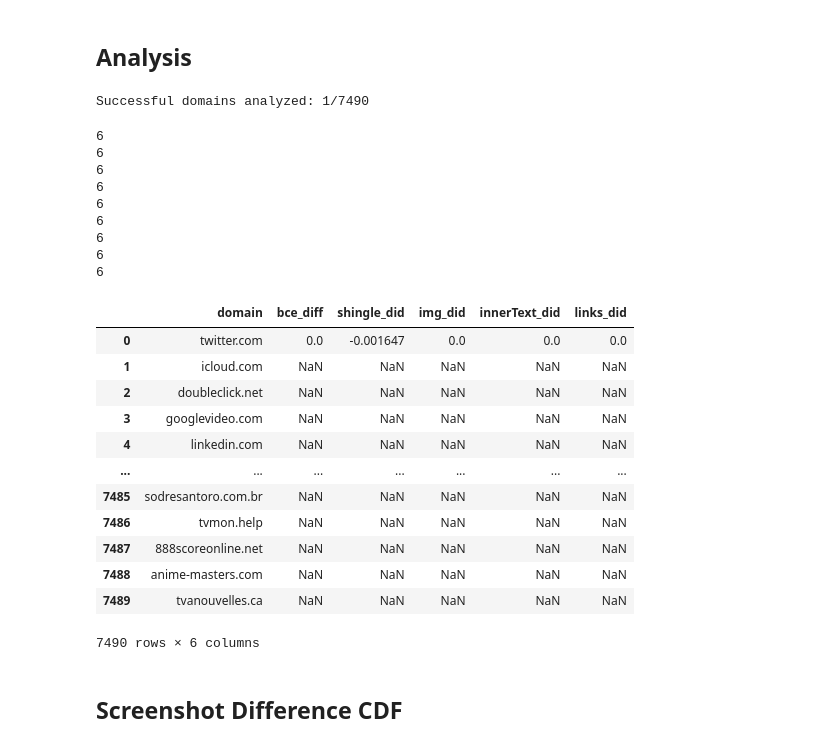
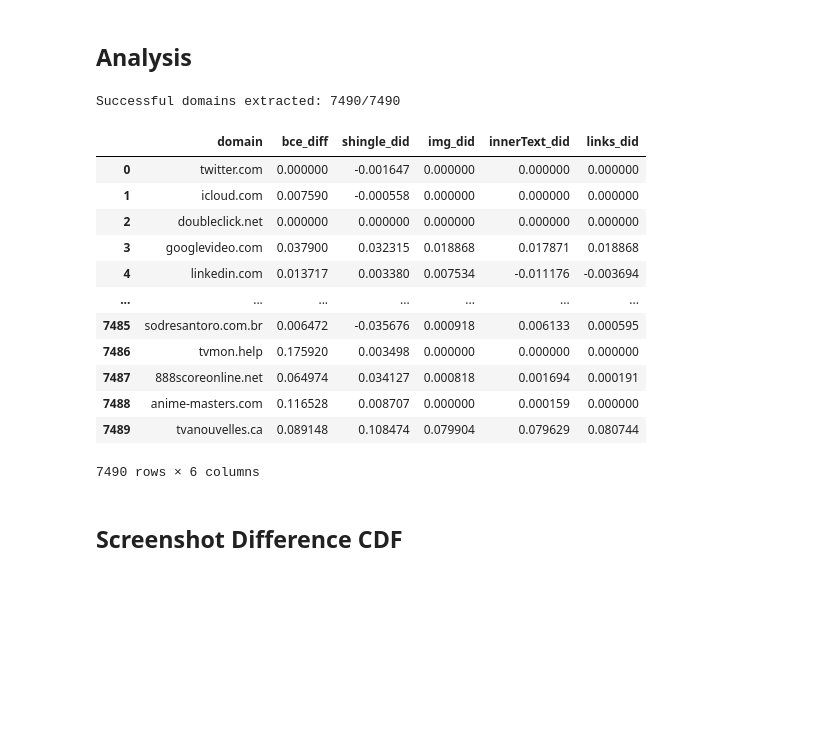
Before and after one commit to maxwellmlin/cookie-classify, a Jupyter notebook: classification_algo.ipynb, the cells around one changed output. Drawn from its saved outputs; the diff is of its cells as text; code cells hidden in the pictures; blank space fills up the shorter version.

Commit message:
Finish analysis

```diff
--- a/classification_algo.ipynb
+++ b/classification_algo.ipynb
@@ -446,9 +422,9 @@ Processing site 7490/7490: tvanouvelles.ca
 # %%
-with open(ANALYSIS_PATH / 'baseline_actions.json', 'r') as f:
+with open(ANALYSIS_PATH / 'baseline_clickstream_lengths.json', 'r') as f:
     baseline_actions = json.load(f)
-with open(ANALYSIS_PATH / 'control_actions.json', 'r') as f:
+with open(ANALYSIS_PATH / 'control_clickstream_lengths.json', 'r') as f:
     control_actions = json.load(f)
-with open(ANALYSIS_PATH / 'experimental_actions.json', 'r') as f:
+with open(ANALYSIS_PATH / 'experimental_clickstream_lengths.json', 'r') as f:
     experimental_actions = json.load(f)
 # %%
 print(f"Average baseline length: {statistics.mean(baseline_actions)}")
@@ -521,29 +496,13 @@ Average experimental length: 3.3914995990376906
 # %% [markdown]
 ## Analysis
-# %%
-raw_differences = {}
-for i in range(NUM_WORKERS):
-    with open(ANALYSIS_PATH / f'slurm/differences/{i}.json', 'r') as file:
-        to_merge = json.load(file)
-    raw_differences.update(to_merge)
-print(f"Successful domains analyzed: {len(raw_differences)}/{len(successful_sites)}")
-# %% [output]
-Successful domains analyzed: 1/7490
-# %%
-for domain, clickstreams in raw_differences.items():
-    for clickstream, actions in clickstreams.items():
-        print(len(actions))
-# %% [output]
-6
-6
-6
-6
-6
-6
-6
-6
-6
 # %%
+raw_differences = {}
+for i in range(NUM_WORKERS):
+    with open(ANALYSIS_PATH / f'slurm/differences/{i}.json', 'r') as file:
+        to_merge = json.load(file)
+    raw_differences.update(to_merge)
+print(f"Successful domains extracted: {len(raw_differences)}/{len(successful_sites)}")
+
 def unravel(data: dict, diff_type: str, add_labels: bool = False) -> tuple[list, dict]:
     """
     Unravel the screenshot differences, filtered by clicksteam depth.
@@ -578,45 +537,50 @@ def unravel(data: dict, diff_type: str, add_labels: bool = False) -> tuple[list,
         # Unravel all diffs into results
         for depth, diffs in domain_diffs.items():
             if add_labels:
                 unraveled_raw[depth].extend([{"domain": domain, diff_type: diff} for diff in diffs])
                 unraveled_domains[depth].append({"domain": domain, diff_type: statistics.mean(diffs)})
             else:
                 unraveled_raw[depth].extend(diffs)
                 unraveled_domains[depth].append(statistics.mean(diffs))
 
     # Convert dict to dataframe
     if add_labels:
         for depth, diffs in unraveled_domains.items():
             unraveled_domains[depth] = pd.DataFrame(diffs)
         for depth, diffs in unraveled_raw.items():
             unraveled_raw[depth] = pd.DataFrame(diffs)
 
     return {"unraveled_raw": unraveled_raw, "unraveled_domains": unraveled_domains}
 
 diff_types = ["bce_diff", "shingle_did", "img_did", "innerText_did", "links_did"]
 
 unraveled_raw = {}
+unraveled_domains = {}
 for diff_type in diff_types:
-    unraveled_raw[diff_type] = unravel(raw_differences, diff_type)["unraveled_domains"]
+    unraveled_raw[diff_type] = unravel(raw_differences, diff_type)["unraveled_raw"]
+    unraveled_domains[diff_type] = unravel(raw_differences, diff_type)["unraveled_domains"]
 
 diffs_df = pd.DataFrame(list(successful_sites), columns=['domain'])
 for diff_type in diff_types:
     to_merge = unravel(raw_differences, diff_type, add_labels=True)["unraveled_domains"]["ALL"]
     diffs_df = diffs_df.merge(to_merge, on='domain', how='left')
+
+diffs_df.to_csv(ANALYSIS_PATH / "differences.csv", index=False)
 diffs_df
 # %% [output]
+Successful domains extracted: 7490/7490
 |  | domain | bce_diff | shingle_did | img_did | innerText_did | links_did |
-| 0 | twitter.com | 0.0 | -0.001647 | 0.0 | 0.0 | 0.0 |
-| 1 | icloud.com | NaN | NaN | NaN | NaN | NaN |
-| 2 | doubleclick.net | NaN | NaN | NaN | NaN | NaN |
-| 3 | googlevideo.com | NaN | NaN | NaN | NaN | NaN |
-| 4 | linkedin.com | NaN | NaN | NaN | NaN | NaN |
+| 0 | twitter.com | 0.000000 | -0.001647 | 0.000000 | 0.000000 | 0.000000 |
+| 1 | icloud.com | 0.007590 | -0.000558 | 0.000000 | 0.000000 | 0.000000 |
+| 2 | doubleclick.net | 0.000000 | 0.000000 | 0.000000 | 0.000000 | 0.000000 |
+| 3 | googlevideo.com | 0.037900 | 0.032315 | 0.018868 | 0.017871 | 0.018868 |
+| 4 | linkedin.com | 0.013717 | 0.003380 | 0.007534 | -0.011176 | -0.003694 |
 | ... | ... | ... | ... | ... | ... | ... |
-| 7485 | sodresantoro.com.br | NaN | NaN | NaN | NaN | NaN |
-| 7486 | tvmon.help | NaN | NaN | NaN | NaN | NaN |
-| 7487 | 888scoreonline.net | NaN | NaN | NaN | NaN | NaN |
-| 7488 | anime-masters.com | NaN | NaN | NaN | NaN | NaN |
-| 7489 | tvanouvelles.ca | NaN | NaN | NaN | NaN | NaN |
+| 7485 | sodresantoro.com.br | 0.006472 | -0.035676 | 0.000918 | 0.006133 | 0.000595 |
+| 7486 | tvmon.help | 0.175920 | 0.003498 | 0.000000 | 0.000000 | 0.000000 |
+| 7487 | 888scoreonline.net | 0.064974 | 0.034127 | 0.000818 | 0.001694 | 0.000191 |
+| 7488 | anime-masters.com | 0.116528 | 0.008707 | 0.000000 | 0.000159 | 0.000000 |
+| 7489 | tvanouvelles.ca | 0.089148 | 0.108474 | 0.079904 | 0.079629 | 0.080744 |
-7490 rows × 6 columns
+7490 rows × 6 columns
 # %% [markdown]
 ## Screenshot Difference CDF
```
Also changed, not shown: parts of 20 cells of this notebook.
